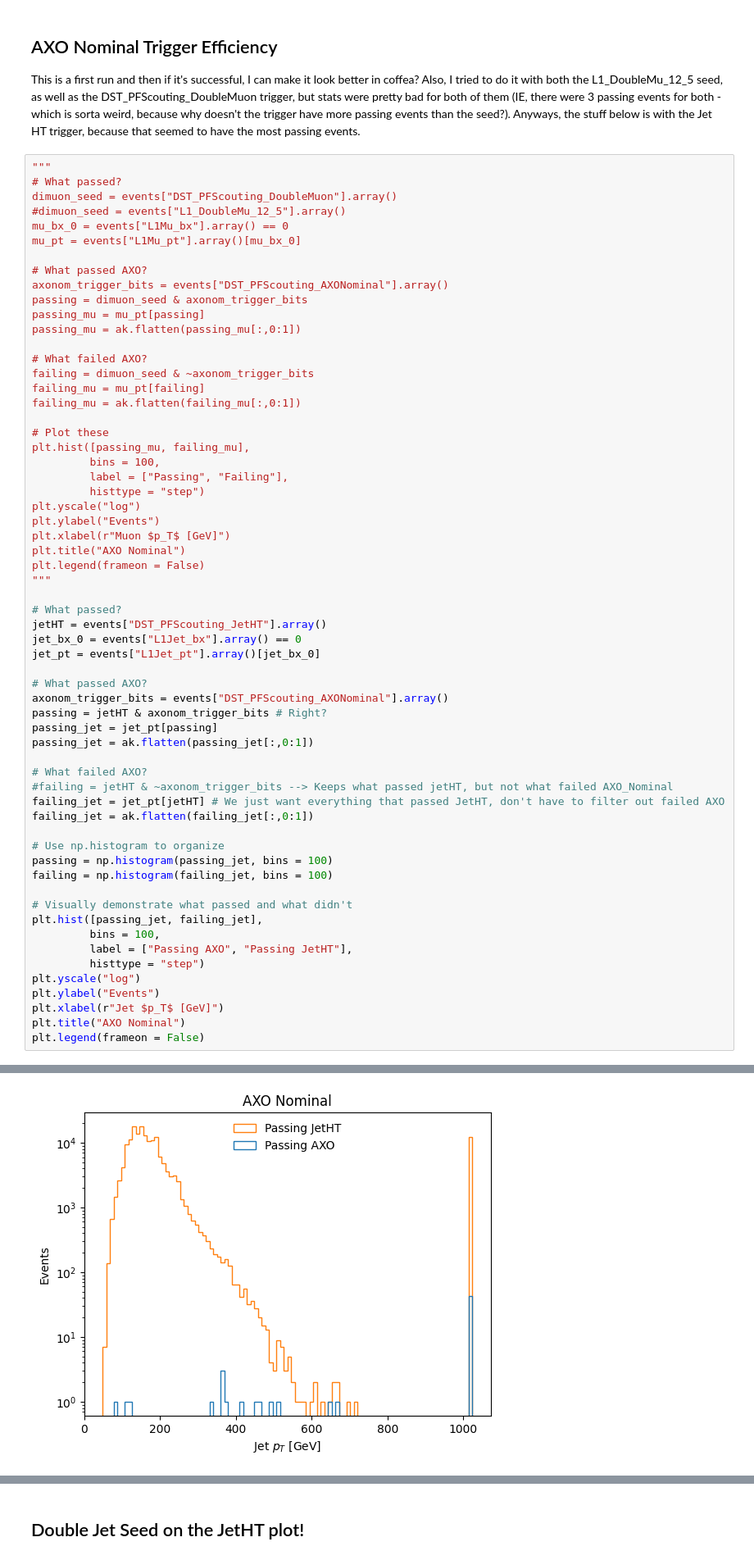
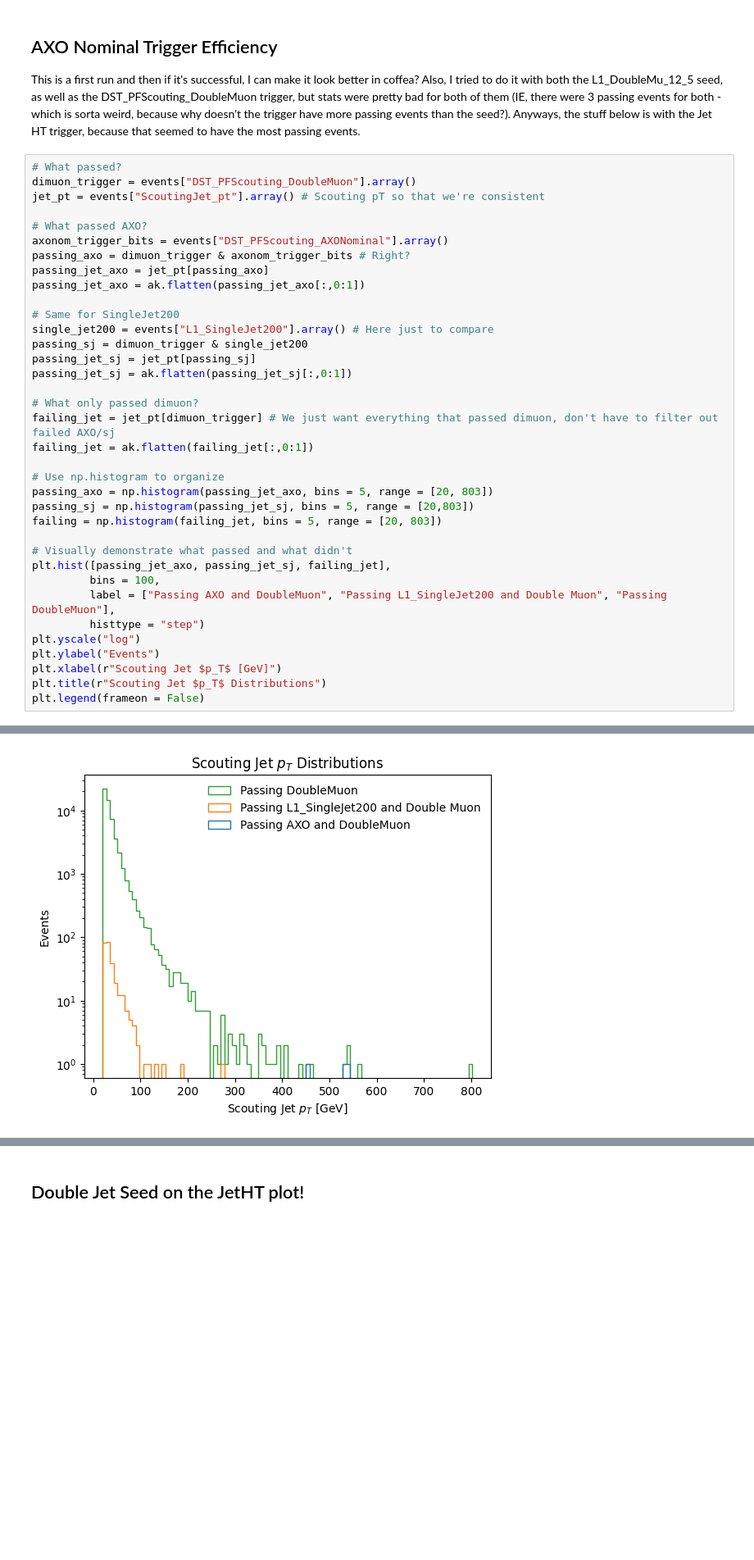
Before and after one commit to AdaCollins01/completed_axol1tl_practice, a Jupyter notebook: 4_getting_started_with_triggers.ipynb, the cells around one changed output, grey strips where cells are left out. Shown at 82% size. Saved outputs shown, nothing was run; the diff lists cells and outputs as text; blank space fills up the shorter version.

```diff
--- a/4_getting_started_with_triggers.ipynb
+++ b/4_getting_started_with_triggers.ipynb
@@ -725,64 +733,39 @@ np.max(storage_hlt)
 ## AXO Nominal Trigger Efficiency
 This is a first run and then if it's successful, I can make it look better in coffea? Also, I tried to do it with both the L1_DoubleMu_12_5 seed, as well as the DST_PFScouting_DoubleMuon trigger, but stats were pretty bad for both of them (IE, there were 3 passing events for both - which is sorta weird, because why doesn't the trigger have more passing events than the seed?). Anyways, the stuff below is with the Jet HT trigger, because that seemed to have the most passing events.
 # %%
-"""
 # What passed?
-dimuon_seed = events["DST_PFScouting_DoubleMuon"].array()
-#dimuon_seed = events["L1_DoubleMu_12_5"].array()
-mu_bx_0 = events["L1Mu_bx"].array() == 0
-mu_pt = events["L1Mu_pt"].array()[mu_bx_0]
+dimuon_trigger = events["DST_PFScouting_DoubleMuon"].array()
+jet_pt = events["ScoutingJet_pt"].array() # Scouting pT so that we're consistent
 
 # What passed AXO?
 axonom_trigger_bits = events["DST_PFScouting_AXONominal"].array()
-passing = dimuon_seed & axonom_trigger_bits
-passing_mu = mu_pt[passing]
-passing_mu = ak.flatten(passing_mu[:,0:1])
+passing_axo = dimuon_trigger & axonom_trigger_bits # Right?
+passing_jet_axo = jet_pt[passing_axo]
+passing_jet_axo = ak.flatten(passing_jet_axo[:,0:1])
 
-# What failed AXO?
-failing = dimuon_seed & ~axonom_trigger_bits
-failing_mu = mu_pt[failing]
-failing_mu = ak.flatten(failing_mu[:,0:1])
+# Same for SingleJet200
+single_jet200 = events["L1_SingleJet200"].array() # Here just to compare
+passing_sj = dimuon_trigger & single_jet200
+passing_jet_sj = jet_pt[passing_sj]
+passing_jet_sj = ak.flatten(passing_jet_sj[:,0:1])
 
-# Plot these
-plt.hist([passing_mu, failing_mu],
+# What only passed dimuon?
+failing_jet = jet_pt[dimuon_trigger] # We just want everything that passed dimuon, don't have to filter out failed AXO/sj
+failing_jet = ak.flatten(failing_jet[:,0:1])
+
+# Use np.histogram to organize
+passing_axo = np.histogram(passing_jet_axo, bins = 5, range = [20, 803])
+passing_sj = np.histogram(passing_jet_sj, bins = 5, range = [20,803])
+failing = np.histogram(failing_jet, bins = 5, range = [20, 803])
+
+# Visually demonstrate what passed and what didn't
+plt.hist([passing_jet_axo, passing_jet_sj, failing_jet],
          bins = 100,
-         label = ["Passing", "Failing"],
+         label = ["Passing AXO and DoubleMuon", "Passing L1_SingleJet200 and Double Muon", "Passing DoubleMuon"],
          histtype = "step")
 plt.yscale("log")
 plt.ylabel("Events")
-plt.xlabel(r"Muon $p_T$ [GeV]")
-plt.title("AXO Nominal")
+plt.xlabel(r"Scouting Jet $p_T$ [GeV]")
+plt.title(r"Scouting Jet $p_T$ Distributions")
 plt.legend(frameon = False)
-"""
-
-# What passed?
-jetHT = events["DST_PFScouting_JetHT"].array()
-jet_bx_0 = events["L1Jet_bx"].array() == 0
-jet_pt = events["L1Jet_pt"].array()[jet_bx_0]
-
-# What passed AXO?
-axonom_trigger_bits = events["DST_PFScouting_AXONominal"].array()
-passing = jetHT & axonom_trigger_bits # Right?
-passing_jet = jet_pt[passing]
-passing_jet = ak.flatten(passing_jet[:,0:1])
-
-# What failed AXO?
-#failing = jetHT & ~axonom_trigger_bits --> Keeps what passed jetHT, but not what failed AXO_Nominal
-failing_jet = jet_pt[jetHT] # We just want everything that passed JetHT, don't have to filter out failed AXO
-failing_jet = ak.flatten(failing_jet[:,0:1])
-
-# Use np.histogram to organize
-passing = np.histogram(passing_jet, bins = 100)
-failing = np.histogram(failing_jet, bins = 100)
-
-# Visually demonstrate what passed and what didn't
-plt.hist([passing_jet, failing_jet],
-         bins = 100,
-         label = ["Passing AXO", "Passing JetHT"],
-         histtype = "step")
-plt.yscale("log")
-plt.ylabel("Events")
-plt.xlabel(r"Jet $p_T$ [GeV]")
-plt.title("AXO Nominal")
-plt.legend(frameon = False)
 # %% [output]
@@ -790 +772 @@ plt.legend(frameon = False)
-[figure, old version]
+[figure, new version]
```
Also changed, not shown: parts of 11 cells of this notebook.
